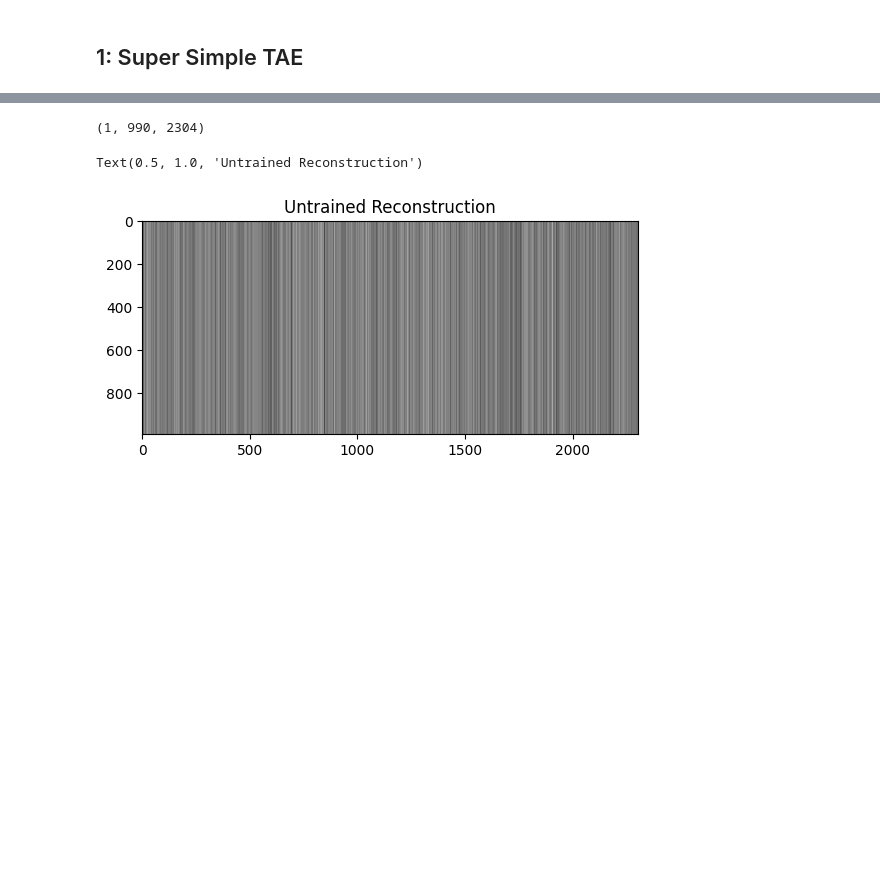
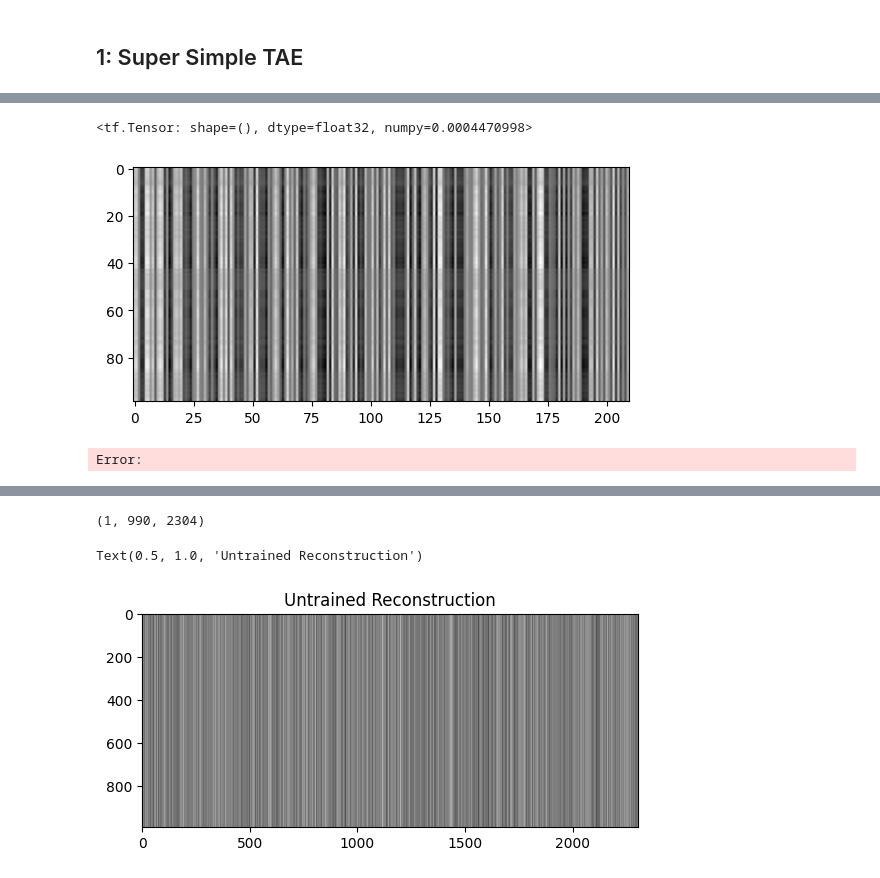
Before and after one commit to amanb2000/Multimodal_Foundation, a Jupyter notebook: sketch/04_Overfit_TAE.ipynb, the cells around one changed output, grey strips where cells are left out. Cells and saved outputs as stored; diff of their text form; code cells hidden in the pictures; blank space fills up the shorter version.

```diff
--- a/sketch/04_Overfit_TAE.ipynb
+++ b/sketch/04_Overfit_TAE.ipynb
@@ -139,0 +155,10 @@ Flattened + fourier coded video patches:  (1, 990, 2495)
+# %%
+## Self attention test
+
+self_attn_out, weights = tf.keras.layers.MultiHeadAttention(num_heads=1, key_dim=1, attention_axes=(1))(flat_coded_1, flat_coded_1, return_attention_scores=True)
+plt.imshow(self_attn_out[0,1:100,1000:1210], cmap='gray')
+tf.reduce_sum(self_attn_out[0,1,:] - self_attn_out[0,2,:])
+# %% [output]
+<tf.Tensor: shape=(), dtype=float32, numpy=0.0004470998>
+[figure, added]
+Error:
```
Also changed, not shown: parts of 17 cells of this notebook.
